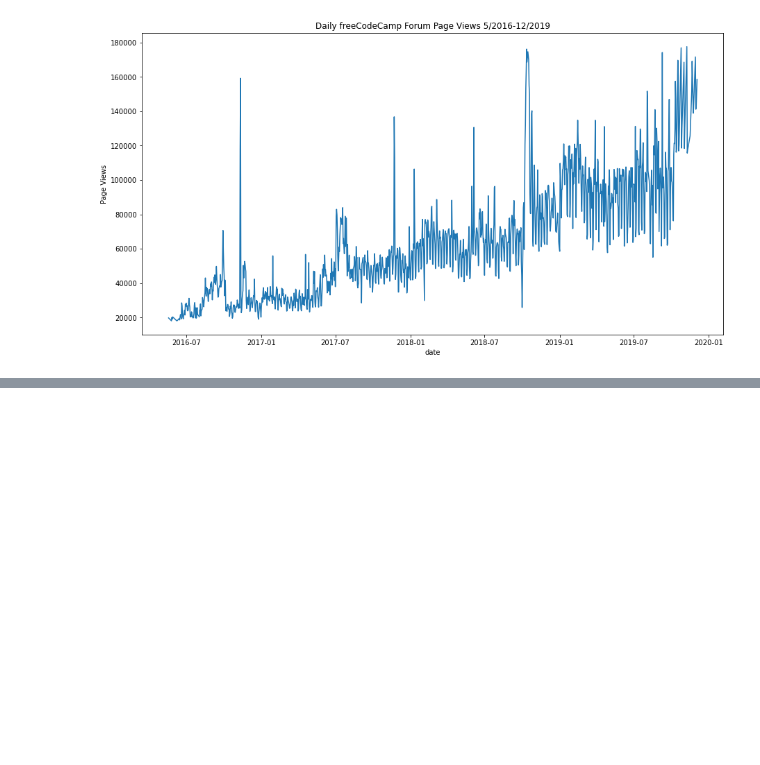
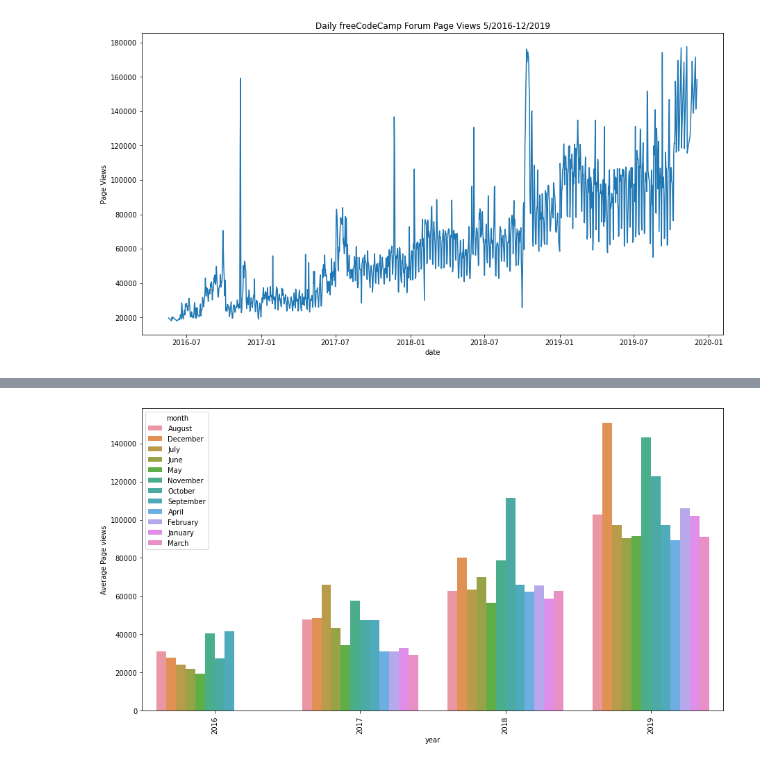
Before and after one commit to Yurhigz/Page_View_Time_Series_Visualizer, a Jupyter notebook: Page View series visualizer.ipynb, the cells around one changed output, grey strips where cells are left out. Cells and saved outputs as stored; diff of their text form; code cells hidden in the pictures; blank space fills up the shorter version.

```diff
--- a/Page View series visualizer.ipynb
+++ b/Page View series visualizer.ipynb
@@ -62,2 +47,0 @@ df.head()
-# %%
-df = df.groupby(['year','month']).mean().sort_index()
@@ -93,0 +62,4 @@ IndexingError: Unalignable boolean Series provided as indexer (index of the bool
+# %%
+df_mean = df.groupby(['year','month']).mean()
+# %%
+df_mean.reset_index(inplace=True)
@@ -93,0 +75,8 @@ IndexingError: Unalignable boolean Series provided as indexer (index of the bool
+# %%
+fig = plt.subplots(figsize = (15,8))
+ax = sns.barplot(data = df_mean, x= 'year', y = 'value', hue='month' )
+ax.set_ylabel("Average Page views")
+ax.tick_params(axis='x', rotation=90)
+plt.show()
+# %% [output]
+[figure, added]
```
Also changed, not shown: parts of 9 cells of this notebook.
